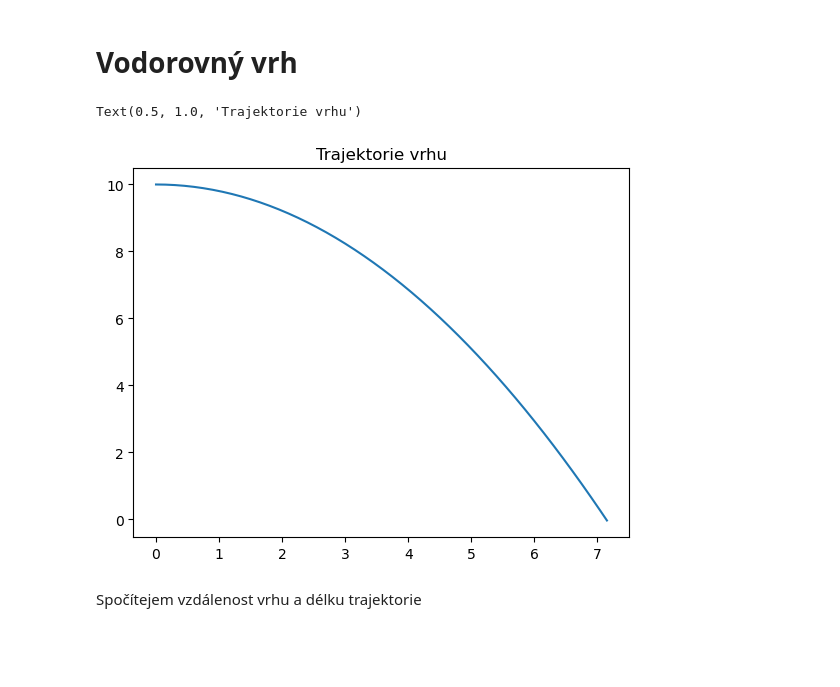
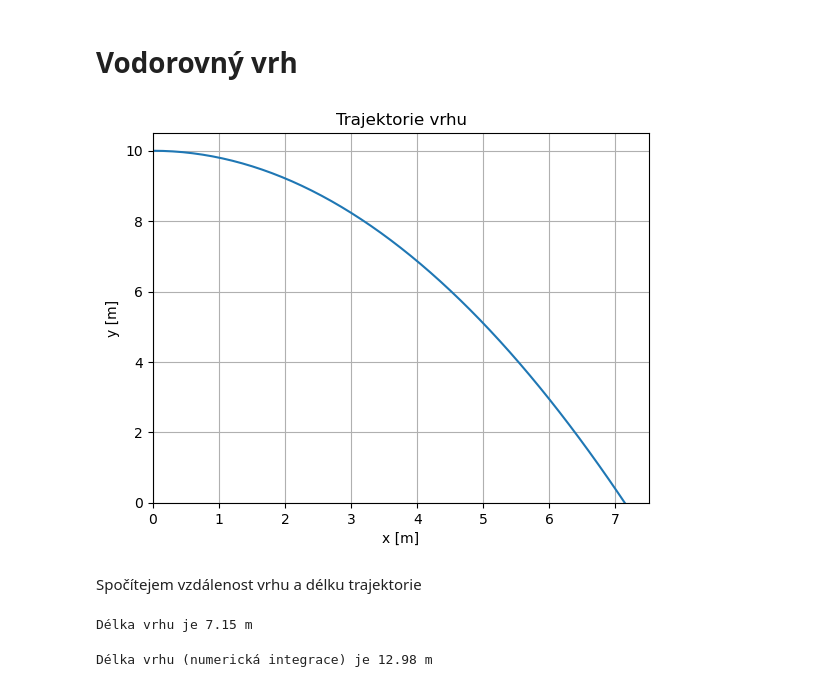
Before and after one commit to LukasHrdy11/-vod-do-praktick-fyziky, a Jupyter notebook: Vodorovný vrh.ipynb, the cells around one changed output. Saved outputs shown, nothing was run; the diff lists cells and outputs as text; code cells hidden in the pictures; blank space fills up the shorter version.

```diff
--- a/Vodorovný vrh.ipynb
+++ b/Vodorovný vrh.ipynb
@@ -13,6 +13,7 @@ y = []
 t = np.append(t, 0)
 x = np.append(x, 0)
 y = np.append(y, h)
+v_0 = 5  # počáteční rychlost
 # %%
 i = 0
 while y[i] >= 0:
@@ -23,9 +24,19 @@ while y[i] >= 0:
 # %%
 fig,ax = plt.subplots()
 plt.plot(x, y)
 plt.title('Trajektorie vrhu')
+plt.xlabel('x [m]')
+plt.ylabel('y [m]')
+plt.grid()
+plt.xlim(0)
+plt.ylim(0)
+plt.show()
 # %% [output]
-Text(0.5, 1.0, 'Trajektorie vrhu')
-[figure, old version]
+[figure, new version]
 # %% [markdown]
 Spočítejem vzdálenost vrhu a délku trajektorie
+# %%
+delka_vrhu = x[-1]
+print(f'Délka vrhu je {delka_vrhu:.2f} m')
+# %% [output]
+Délka vrhu je 7.15 m
@@ -31,0 +50,6 @@ Spočítejem vzdálenost vrhu a délku trajektorie
+# %%
+velocity = np.sqrt(v_0**2 + (g*t)**2)
+delka_vrhu_numerical = numerical_integration(velocity, dt)[-1]
+print(f'Délka vrhu (numerická integrace) je {delka_vrhu_numerical:.2f} m')
+# %% [output]
+Délka vrhu (numerická integrace) je 12.98 m
```
Also changed, not shown: parts of 1 cell of this notebook, 3 other files.
